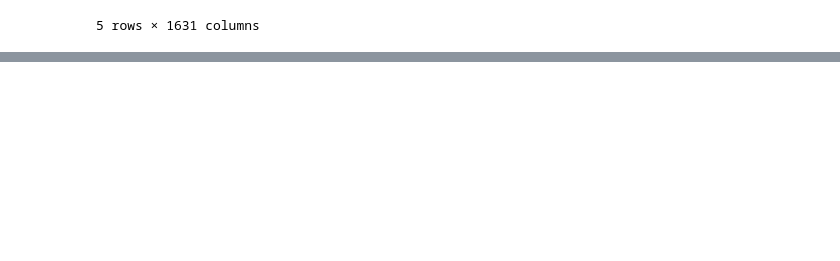
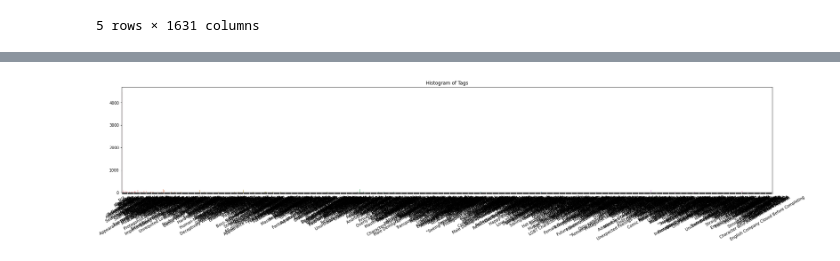
Before and after one commit to yuvalofek/analyzing-light-novels, a Jupyter notebook: LN_Analysis.ipynb, the cells around one changed output, grey strips where cells are left out. Cells and saved outputs as stored; diff of their text form; code cells hidden in the pictures; blank space fills up the shorter version.

```diff
--- a/LN_Analysis.ipynb
+++ b/LN_Analysis.ipynb
@@ -112,0 +135,9 @@ ln_df.head()
+# %%
+plt.figure(figsize=(30, 5))
+plt.title('Histogram of Tags')
+ax = sns.barplot(y = ln_df[[name for name in ln_df.columns if 'Tag' in name]].sum(numeric_only=True), x = [name.split('_')[-1] for name in ln_df.columns if 'Tag' in name])
+ax.set_xticklabels(ax.get_xticklabels(),rotation = 30)
+plt.savefig('Tags.png')
+plt.show()
+# %% [output]
+[figure, added]
```
Also changed, not shown: parts of 9 cells of this notebook.
